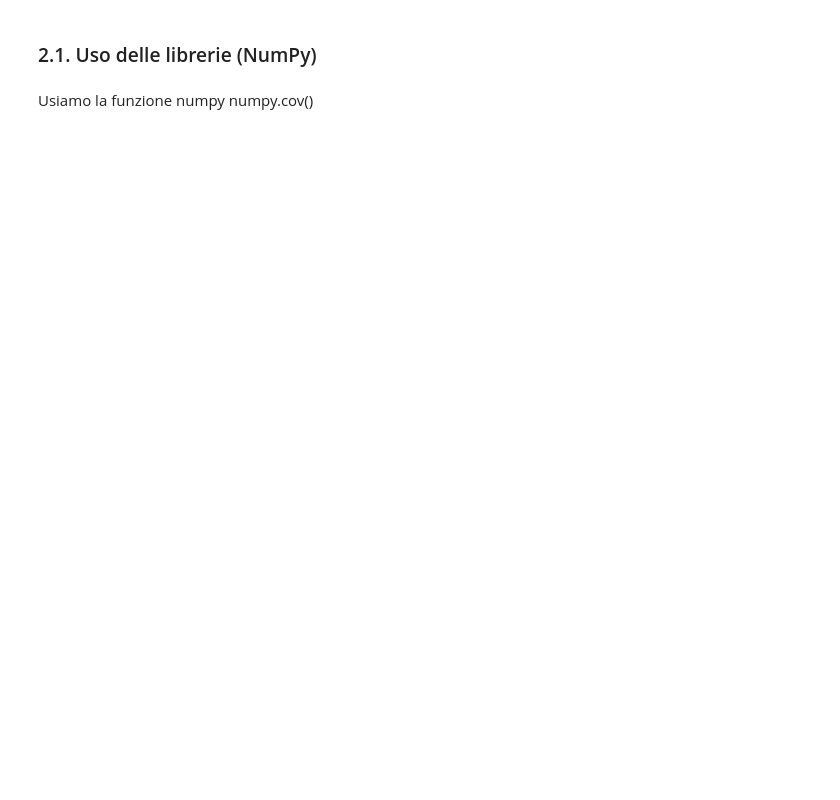
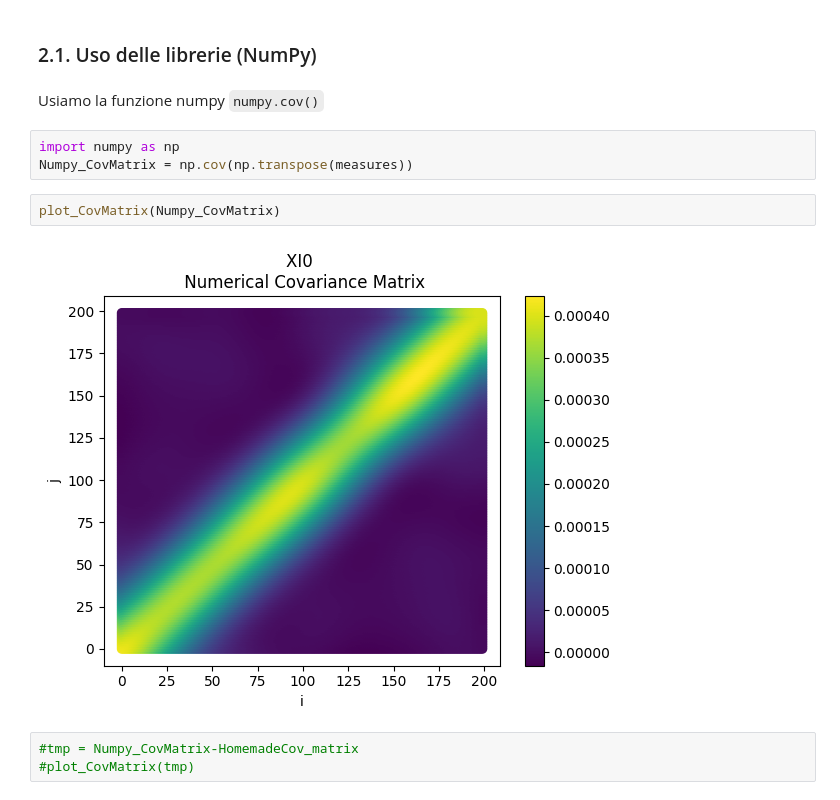
Before and after one commit to BeppeMcOnion/AB_INFO_2022-2023_EercizioFinale, a Jupyter notebook: ProgettoEsame.ipynb, the cells around one changed output. Saved outputs shown, nothing was run; the diff lists cells and outputs as text; blank space fills up the shorter version.

```diff
--- a/ProgettoEsame.ipynb
+++ b/ProgettoEsame.ipynb
@@ -134,4 +180,14 @@ if save: plt.savefig('bello', dpi=200)
 # %% [markdown]
 ### 2.1. Uso delle librerie (NumPy)
 # %% [markdown]
-Usiamo la funzione numpy numpy.cov()
+Usiamo la funzione numpy `numpy.cov()`
+# %%
+import numpy as np
+Numpy_CovMatrix = np.cov(np.transpose(measures))
+# %%
+plot_CovMatrix(Numpy_CovMatrix)
+# %% [output]
+[figure, added]
+# %%
+#tmp = Numpy_CovMatrix-HomemadeCov_matrix
+#plot_CovMatrix(tmp)
```
Also changed, not shown: parts of 7 cells of this notebook.
